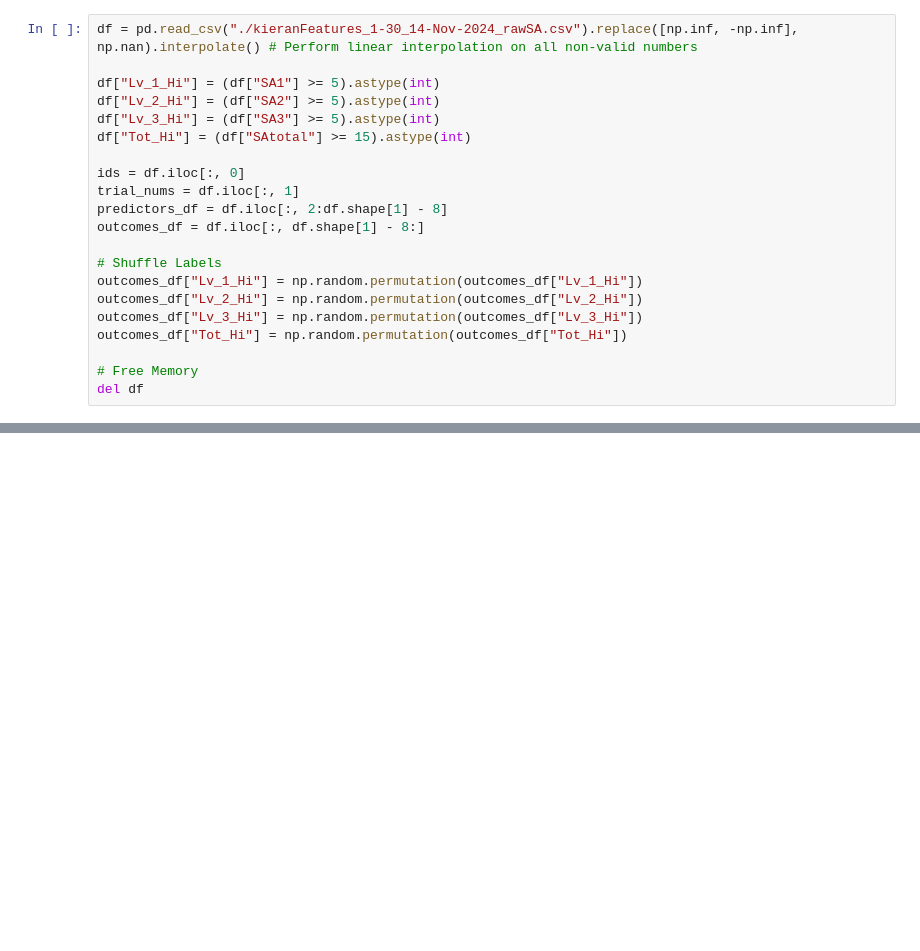
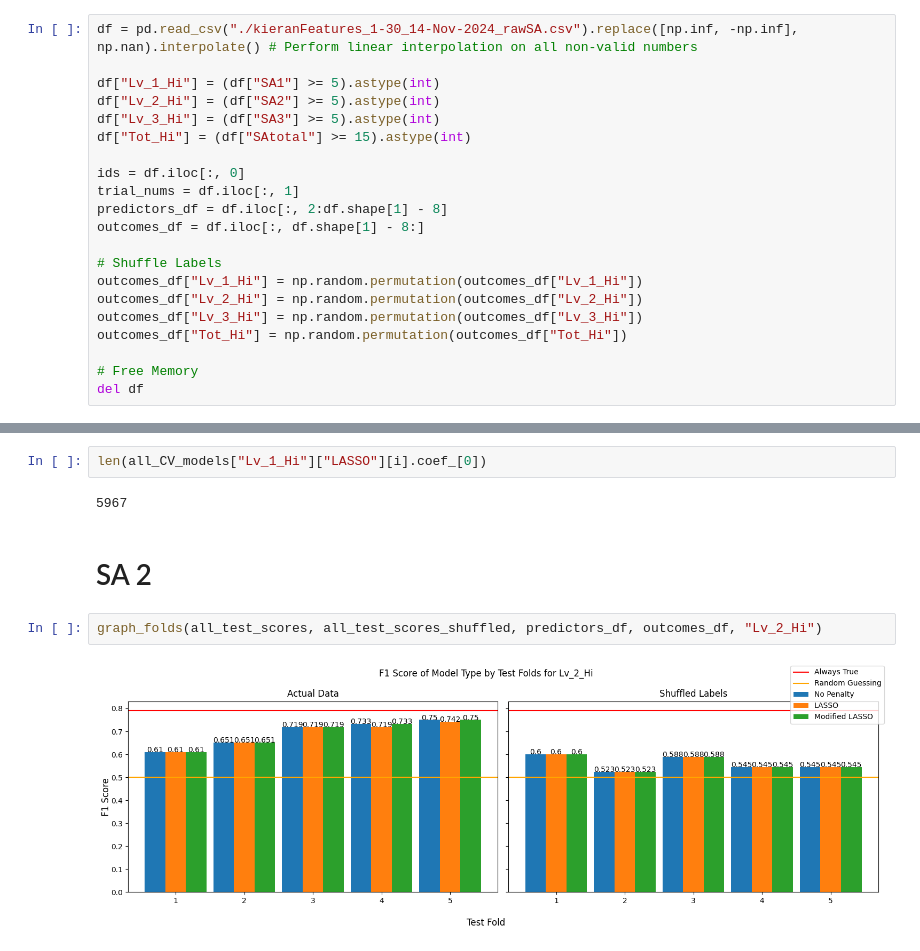
Before and after one commit to jaspershen21/jshen_DLA, a Jupyter notebook: graphing_raw_SA.ipynb, the cells around one changed output, grey strips where cells are left out. Saved outputs shown, nothing was run; the diff lists cells and outputs as text; blank space fills up the shorter version.

```diff
--- a/graphing_raw_SA.ipynb
+++ b/graphing_raw_SA.ipynb
@@ -112,0 +140,10 @@ defaultdict(list,
+# %%
+len(all_CV_models["Lv_1_Hi"]["LASSO"][i].coef_[0])
+# %% [output]
+5967
+# %% [markdown]
+# SA 2
+# %%
+graph_folds(all_test_scores, all_test_scores_shuffled, predictors_df, outcomes_df, "Lv_2_Hi")
+# %% [output]
+[figure, added]
```
Also changed, not shown: parts of 8 cells of this notebook.
